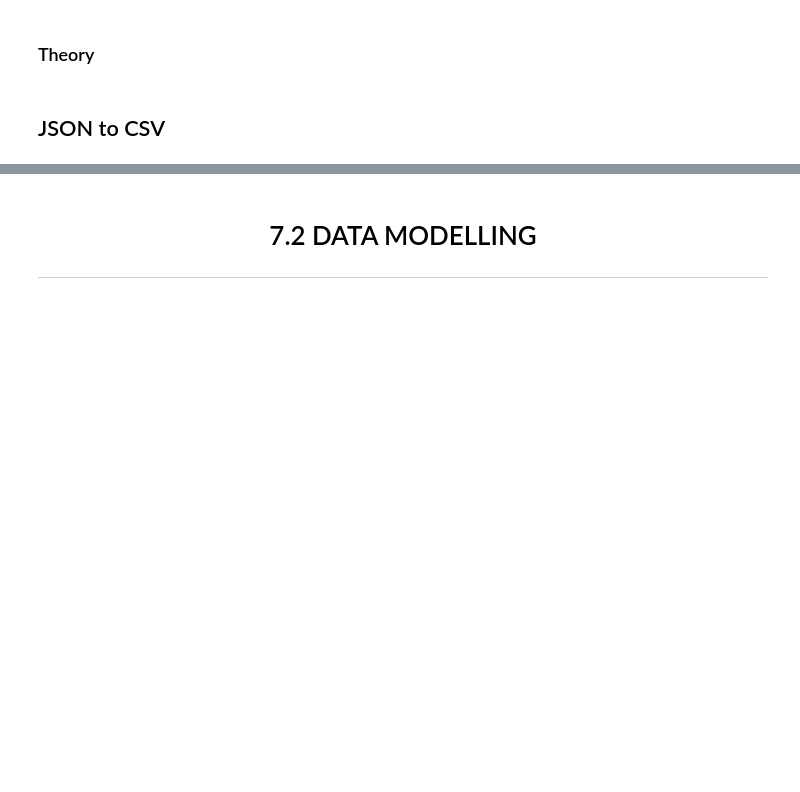
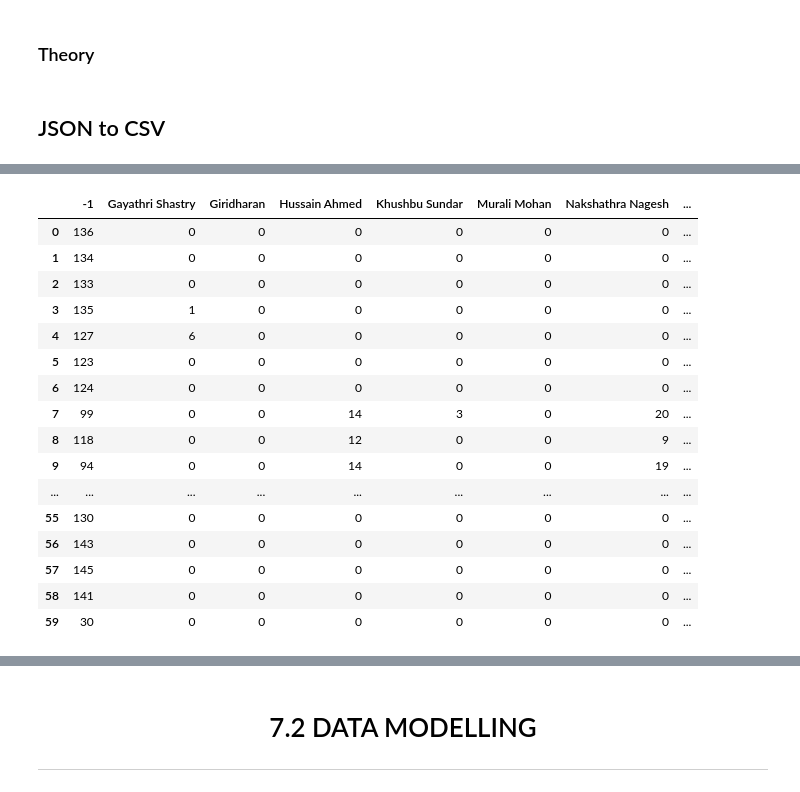
Before and after one commit to vyster/Data-Taxonomy-GraphDB-, a Jupyter notebook: Data Taxonomy [GraphDB].ipynb, the cells around one changed output, grey strips where cells are left out. Drawn from its saved outputs; the diff is of its cells as text; code cells hidden in the pictures; blank space fills up the shorter version.

```diff
--- a/Data Taxonomy [GraphDB].ipynb
+++ b/Data Taxonomy [GraphDB].ipynb
@@ -263,0 +538,5 @@ Average degree:   1.5000
+# %%
+x = x.groupby(x.columns, axis=1).sum()
+import numpy as np
+# %%
+y = x.groupby(np.arange(len(x))//30)
@@ -263,0 +545,20 @@ Average degree:   1.5000
+# %%
+y
+# %% [output]
+|  | -1 | Gayathri Shastry | Giridharan | Hussain Ahmed | Khushbu Sundar | Murali Mohan | Nakshathra Nagesh | ... |
+| 0 | 136 | 0 | 0 | 0 | 0 | 0 | 0 | ... |
+| 1 | 134 | 0 | 0 | 0 | 0 | 0 | 0 | ... |
+| 2 | 133 | 0 | 0 | 0 | 0 | 0 | 0 | ... |
+| 3 | 135 | 1 | 0 | 0 | 0 | 0 | 0 | ... |
+| 4 | 127 | 6 | 0 | 0 | 0 | 0 | 0 | ... |
+| 5 | 123 | 0 | 0 | 0 | 0 | 0 | 0 | ... |
+| 6 | 124 | 0 | 0 | 0 | 0 | 0 | 0 | ... |
+| 7 | 99 | 0 | 0 | 14 | 3 | 0 | 20 | ... |
+| 8 | 118 | 0 | 0 | 12 | 0 | 0 | 9 | ... |
+| 9 | 94 | 0 | 0 | 14 | 0 | 0 | 19 | ... |
+| ... | ... | ... | ... | ... | ... | ... | ... | ... |
+| 55 | 130 | 0 | 0 | 0 | 0 | 0 | 0 | ... |
+| 56 | 143 | 0 | 0 | 0 | 0 | 0 | 0 | ... |
+| 57 | 145 | 0 | 0 | 0 | 0 | 0 | 0 | ... |
+| 58 | 141 | 0 | 0 | 0 | 0 | 0 | 0 | ... |
+| 59 | 30 | 0 | 0 | 0 | 0 | 0 | 0 | ... |
```
Also changed, not shown: parts of 91 cells of this notebook, 1 other file.
